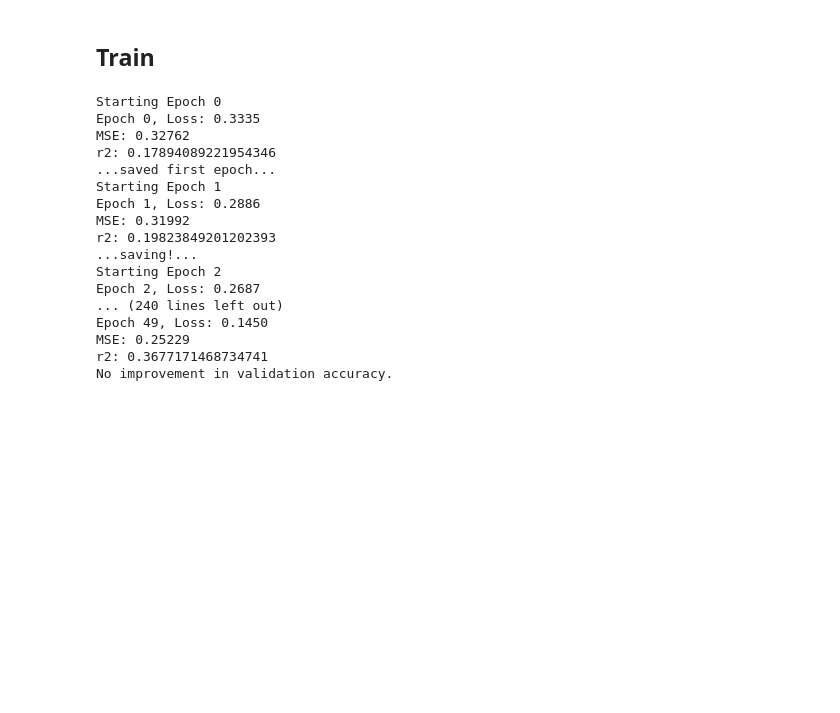
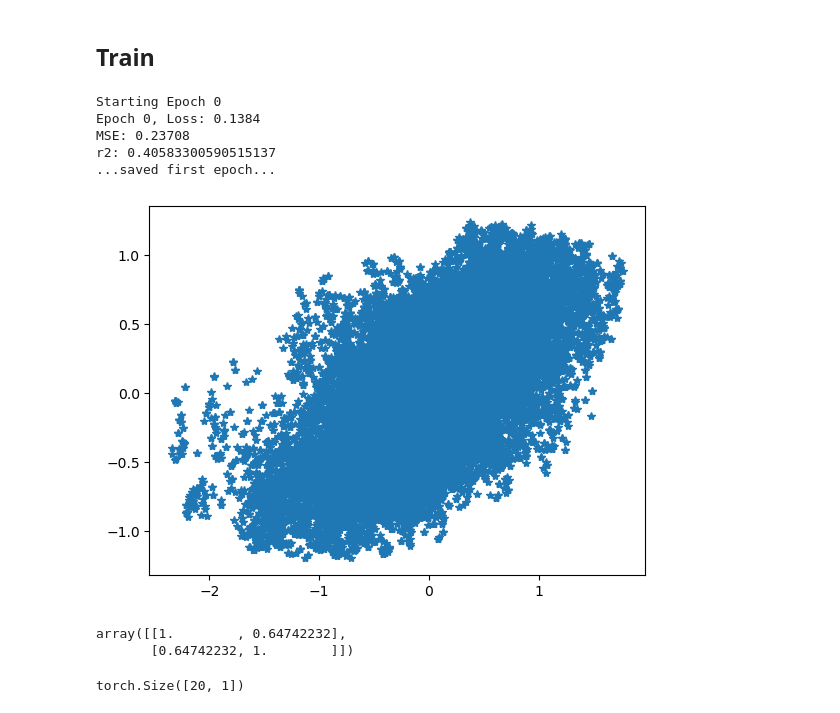
Before and after one commit to WillyChap/ViT_XAI, a Jupyter notebook: Models/LRP_ENSO.ipynb, the cells around one changed output. Cells and saved outputs as stored; diff of their text form; code cells hidden in the pictures; blank space fills up the shorter version.

```diff
--- a/Models/LRP_ENSO.ipynb
+++ b/Models/LRP_ENSO.ipynb
@@ -157,0 +227,12 @@ x_test_anom = x_test.groupby('time.dayofyear') - x_test.groupby('time.dayofyear'
+# %%
+%%time
+if doDask:
+    np_arr_x_train_anom = np.array(x_train_anom['SST'])
+    np_arr_x_val_anom = np.array(x_val_anom['SST'])
+    np_arr_y_train_anom = np.array(y_train_anom['TREHT'])
+    np_arr_y_val_anom = np.array(y_val_anom['TREHT'])
+else:
+    np_arr_x_train_anom = np.array(x_train_anom['SST'])
+    np_arr_x_val_anom = np.array(x_val_anom['SST'])
+    np_arr_y_train_anom = np.array(y_train_anom['TREHT'])
+    np_arr_y_val_anom = np.array(y_val_anom['TREHT'])
@@ -201,7 +291,8 @@ class SpatialDataset(Dataset):
 # %%
 batch_size = 64
 input_shape = (1, 1, 192, 288) # Example input shape (C, H, W)
-
+ilat = 10
+ilon = 30
 #(self, img_size=224, patch_size=16, in_chans=3, num_classes=1000, embed_dim=768, depth=12,num_heads=12, mlp_ratio=4., qkv_bias=False, mlp_head=False, drop_rate=0., attn_drop_rate=0.):
 
 model = svitl.VisionTransformer(
@@ -219,15 +310,15 @@ criterion = nn.MSELoss()
 optimizer = optim.Adam(model.parameters(), lr=0.001)
 scheduler = optim.lr_scheduler.ReduceLROnPlateau(optimizer, mode='min', factor=0.5, patience=3, verbose=True)
 
-train_dataset = SpatialDataset(np.array(x_train_anom['SST']), np.array(y_train_anom['TREHT']))
-val_dataset = SpatialDataset(np.array(x_val_anom['SST']), np.array(y_val_anom['TREHT']))
+train_dataset = SpatialDataset(np_arr_x_train_anom, np_arr_y_train_anom )
+val_dataset = SpatialDataset(np_arr_x_val_anom, np_arr_y_val_anom)
 
 train_loader = DataLoader(train_dataset, batch_size=batch_size, shuffle=False)
 val_loader = DataLoader(val_dataset, batch_size=batch_size, shuffle=False)
 # %% [markdown]
 ## Train
 # %%
-num_epochs = 50
+num_epochs = 1
 for epoch in range(num_epochs):
     model.train()  # Set the model to training mode
     print(f"Starting Epoch {epoch}")
@@ -253,17 +344,21 @@ for epoch in range(num_epochs):
     correct = 0
     total = 0
     mse_val_batch=[]
+    labels_full = []
+    outputs_full = []
     with torch.no_grad():  # In validation phase, we don't need to compute gradients
         for inputs, labels in val_loader:
             inputs = inputs.to(device)
             labels = labels.to(device)
             outputs = model(inputs.to(device))
             mse_val_batch.append((torch.mean((outputs-labels)**2)))
+            labels_full.append(labels)
+            outputs_full.append(outputs)
     # Calculate and print validation accuracy
     mse_tot=torch.mean(torch.tensor(mse_val_batch))
 
     print(f"MSE: {mse_tot:.5f}")
-    print( f"r2: {1-(mse_tot/np.var(y_val_anom['TREHT'][:, ilat, ilon]).values)}")
+    print( f"r2: {1-(mse_tot/np.var(np_arr_y_val_anom[:, ilat, ilon]))}")
 
     if epoch == 0:
         print('...saved first epoch...')
@@ -279,19 +374,18 @@ for epoch in range(num_epochs):
     scheduler.step(mse_tot)
 # %% [output]
 Starting Epoch 0
-Epoch 0, Loss: 0.3335
-MSE: 0.32762
-r2: 0.17894089221954346
+Epoch 0, Loss: 0.1384
+MSE: 0.23708
+r2: 0.40583300590515137
 ...saved first epoch...
-Starting Epoch 1
-Epoch 1, Loss: 0.2886
-MSE: 0.31992
-r2: 0.19823849201202393
-...saving!...
-Starting Epoch 2
-Epoch 2, Loss: 0.2687
-... (240 lines left out)
-Epoch 49, Loss: 0.1450
-MSE: 0.25229
-r2: 0.3677171468734741
-No improvement in validation accuracy.
+# %%
+labels_list = torch.cat(labels_full).cpu()
+outputs_list = torch.cat(outputs_full).cpu()
+# %%
+plt.plot(np.array(labels_list),np.array(outputs_list),'*')
+plt.show()
+np.corrcoef(np.array(labels_list).squeeze(),np.array(outputs_list).squeeze())
+# %% [output]
+[figure, added]
+array([[1.        , 0.64742232],
+       [0.64742232, 1.        ]])
@@ -298 +395,5 @@ No improvement in validation accuracy.
+# %%
+outputs.shape
+# %% [output]
+torch.Size([20, 1])
 # %%
```
Also changed, not shown: parts of 13 cells of this notebook, 1 other file.
